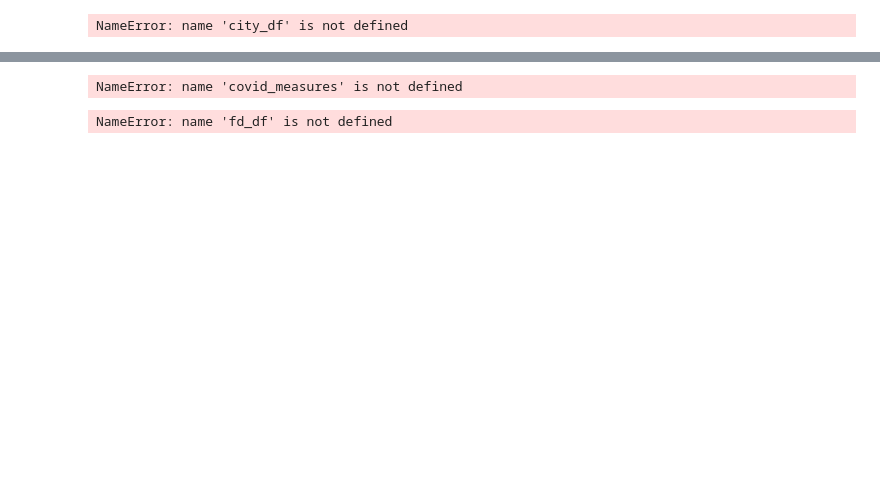
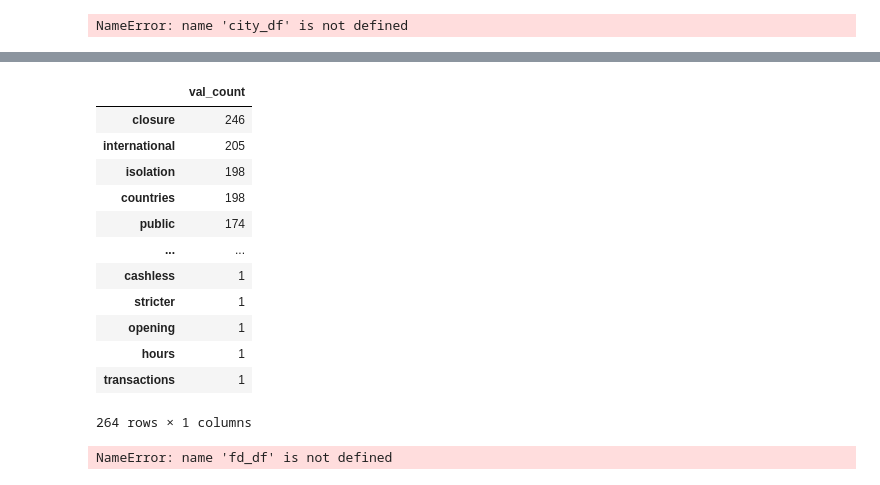
Before and after one commit to liliangotberg/Corona-Virus-Group, a Jupyter notebook: joe_stuff/Notebooks/ETL.ipynb, the cells around one changed output, grey strips where cells are left out. Cells and saved outputs as stored; diff of their text form; code cells hidden in the pictures; blank space fills up the shorter version.

```diff
--- a/joe_stuff/Notebooks/ETL.ipynb
+++ b/joe_stuff/Notebooks/ETL.ipynb
@@ -91,4 +128,5 @@ fd = nltk.FreqDist(corpusFiltered)
 # print(fd)
 fd_df= pd.DataFrame(fd, index=["val_count"])
 fd_df=fd_df.transpose().sort_values(by='val_count', ascending=False)
+fd_df
 # %% [output]
@@ -99,4 +137,16 @@ fd_df=fd_df.transpose().sort_values(by='val_count', ascending=False)
+|  | val_count |
+| closure | 246 |
+| international | 205 |
+| isolation | 198 |
+| countries | 198 |
+| public | 174 |
+| ... | ... |
+| cashless | 1 |
+| stricter | 1 |
+| opening | 1 |
+| hours | 1 |
+| transactions | 1 |
-NameError: name 'covid_measures' is not defined
+264 rows × 1 columns
 # %%
 fd_df.dropna(how='any', inplace=True)
 # fd_df.set_index(['word','val_count'])
```
Also changed, not shown: parts of 10 cells of this notebook, 2 other files.
